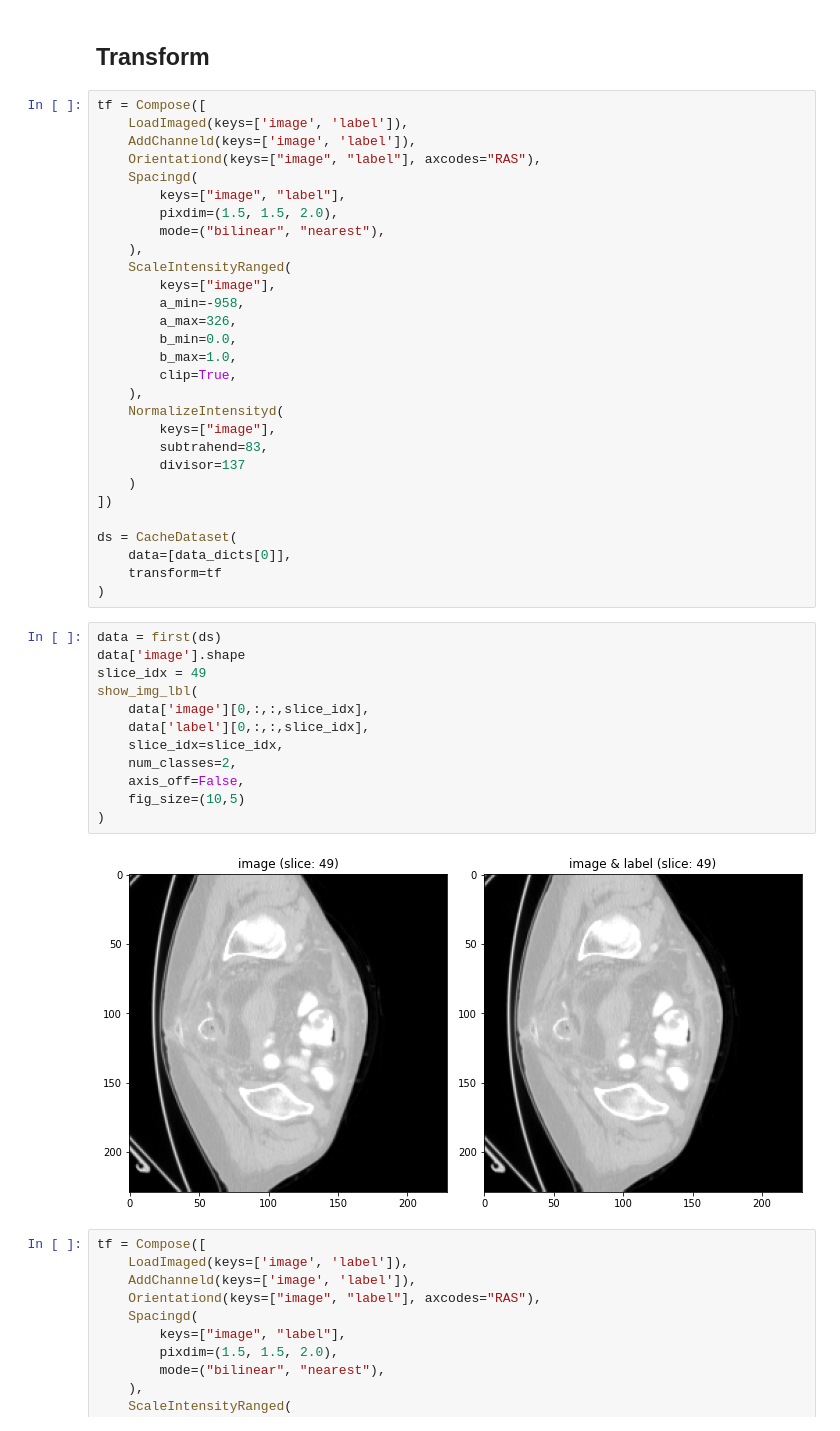
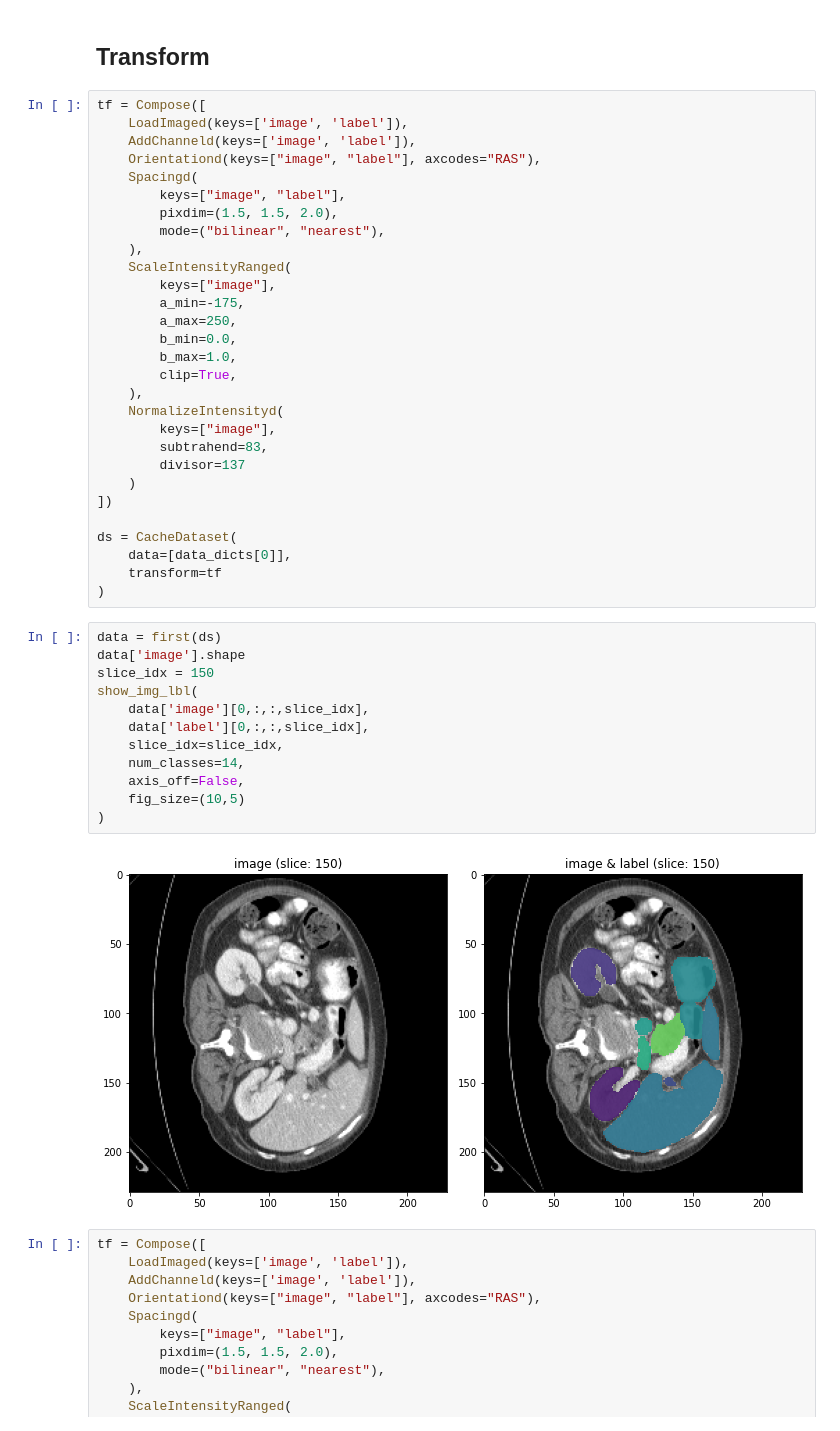
Before and after one commit to conflick0/CardiacSeg, a Jupyter notebook: eda/BTCV/eda.ipynb, the cells around one changed output. Drawn from its saved outputs; the diff is of its cells as text.

```diff
--- a/eda/BTCV/eda.ipynb
+++ b/eda/BTCV/eda.ipynb
@@ -195,8 +195,8 @@ tf = Compose([
     ),
     ScaleIntensityRanged(
         keys=["image"],
-        a_min=-958,
-        a_max=326,
+        a_min=-175,
+        a_max=250,
         b_min=0.0,
         b_max=1.0,
         clip=True,
@@ -215,17 +215,17 @@ ds = CacheDataset(
 # %%
 data = first(ds)
 data['image'].shape
-slice_idx = 49
+slice_idx = 150
 show_img_lbl(
     data['image'][0,:,:,slice_idx],
     data['label'][0,:,:,slice_idx],
     slice_idx=slice_idx,
-    num_classes=2,
+    num_classes=14,
     axis_off=False,
     fig_size=(10,5)
 )
 # %% [output]
-[figure, old version]
+[figure, new version]
 # %%
 tf = Compose([
     LoadImaged(keys=['image', 'label']),
```
Also changed, not shown: 9 other files.
